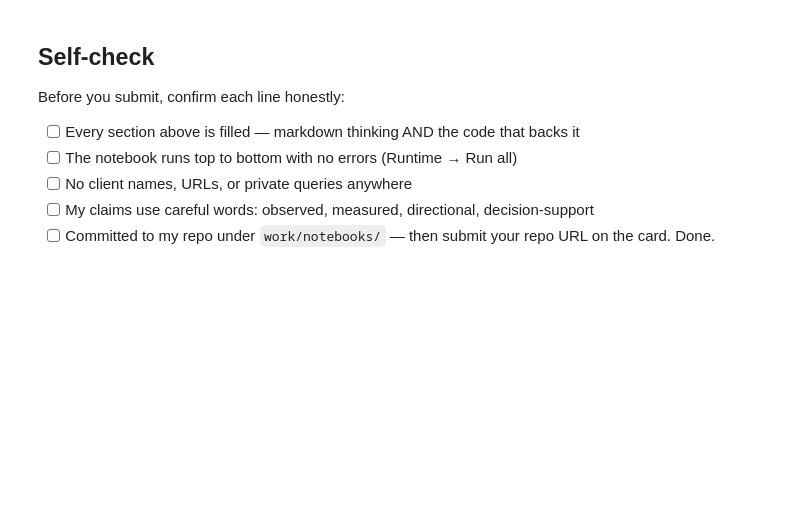
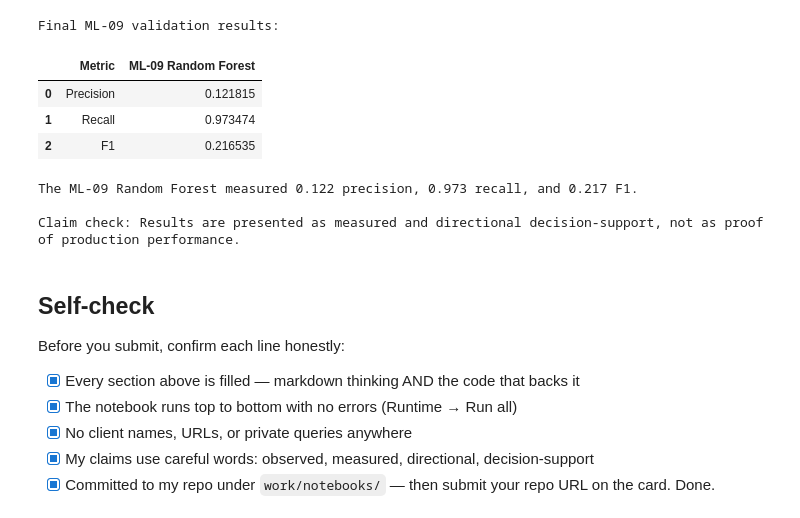
Before and after one commit to mfaiqdev/MLinternship, a Jupyter notebook: work/notebooks/w06_validation_audit.ipynb, the cells around one changed output. Saved outputs shown, nothing was run; the diff lists cells and outputs as text; code cells hidden in the pictures; blank space fills up the shorter version.

```diff
--- a/work/notebooks/w06_validation_audit.ipynb
+++ b/work/notebooks/w06_validation_audit.ipynb
@@ -36,0 +204,17 @@ This skeleton is yours to fill. Work the sections **in order** — each one has
+# %%
+from sklearn.ensemble import RandomForestClassifier
+
+model = RandomForestClassifier(
+    n_estimators=30,
+    random_state=42,
+    class_weight="balanced",
+    n_jobs=2,
+    max_depth=12,
+    min_samples_leaf=10
+)
+
+model.fit(X_train, y_train)
+
+model_predictions = model.predict(X_test)
+
+print("Model trained successfully.")
@@ -37,10 +372,49 @@ This skeleton is yours to fill. Work the sections **in order** — each one has
+# %%
+# Record the final validation result used in the claim rewrite.
+
+final_result = pd.DataFrame({
+    "Metric": [
+        "Precision",
+        "Recall",
+        "F1"
+    ],
+    "ML-09 Random Forest": [
+        new_precision,
+        new_recall,
+        new_f1
+    ]
+})
+
+print("Final ML-09 validation results:")
+display(final_result)
+
+print(
+    f"\nThe ML-09 Random Forest measured "
+    f"{new_precision:.3f} precision, "
+    f"{new_recall:.3f} recall, and "
+    f"{new_f1:.3f} F1."
+)
+
+print(
+    "\nClaim check: Results are presented as measured and directional "
+    "decision-support, not as proof of production performance."
+)
+# %% [output]
+Final ML-09 validation results:
+|  | Metric | ML-09 Random Forest |
+| 0 | Precision | 0.121815 |
+| 1 | Recall | 0.973474 |
+| 2 | F1 | 0.216535 |
+The ML-09 Random Forest measured 0.122 precision, 0.973 recall, and 0.217 F1.
+
+Claim check: Results are presented as measured and directional decision-support, not as proof of production performance.
 # %% [markdown]
 ## Self-check
 
 Before you submit, confirm each line honestly:
 
-- [ ] Every section above is filled — markdown thinking AND the code that backs it
-- [ ] The notebook runs top to bottom with no errors (Runtime → Run all)
-- [ ] No client names, URLs, or private queries anywhere
-- [ ] My claims use careful words: observed, measured, directional, decision-support
-- [ ] Committed to my repo under `work/notebooks/` — then submit your repo URL on the card. Done.
+- [x] Every section above is filled — markdown thinking AND the code that backs it
+- [x] The notebook runs top to bottom with no errors (Runtime → Run all)
+- [x] No client names, URLs, or private queries anywhere
+- [x] My claims use careful words: observed, measured, directional, decision-support
+- [x] Committed to my repo under `work/notebooks/` — then submit your repo URL on the card. Done.
```
Also changed, not shown: parts of 27 cells of this notebook.
